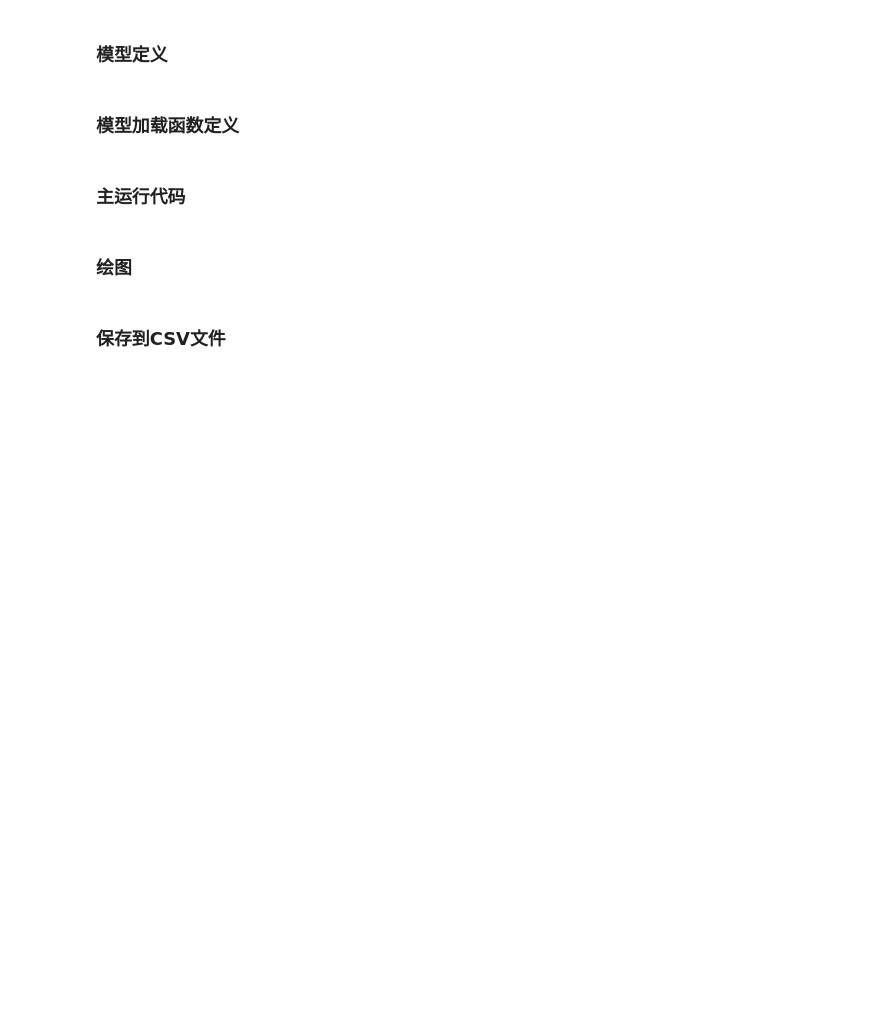
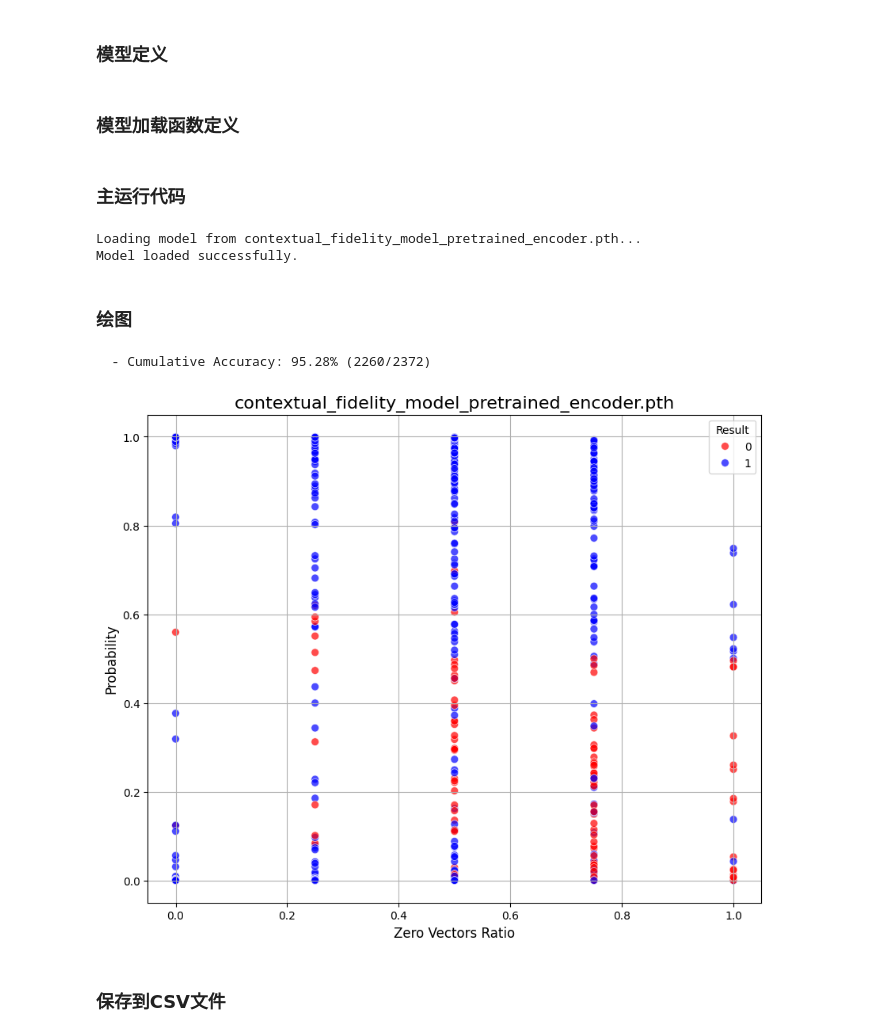
Before and after one commit to kinggtree/fallDetect, a Jupyter notebook: simulate_cloud.ipynb, the cells around one changed output. Cells and saved outputs as stored; diff of their text form; code cells hidden in the pictures; blank space fills up the shorter version.

```diff
--- a/simulate_cloud.ipynb
+++ b/simulate_cloud.ipynb
@@ -12,7 +12,7 @@ FEATURES_PATH = "all_features.npy"
 LABELS_PATH = "all_labels.npy"
 RAW_DATA_PATH = "SensorDataSequences.npy"
 
-MODEL_PATH = "contextual_fidelity_model.pth"
+MODEL_PATH = "contextual_fidelity_model_pretrained_encoder.pth"
 
 # 稀疏度
 SPARSITY_RATIO = 0.5
@@ -251,27 +256,34 @@ while list_index < len(features_sequences):
     # 6. 清空列表，为下一个序列做准备
     feature_sequence = []
     label_sequence = []
+# %% [output]
+Loading model from contextual_fidelity_model_pretrained_encoder.pth...
+Model loaded successfully.
 # %% [markdown]
 ### 绘图
 # %%
 current_accuracy = (correct_predictions / total_predictions) * 100
 print(f"  - Cumulative Accuracy: {current_accuracy:.2f}% ({correct_predictions}/{total_predictions})")
 
 df = pd.DataFrame(param_rows)
 
-# 创建散点图
+color_map = {0: 'red', 1: 'blue'}
+
 plt.figure(figsize=(10, 8))
-sns.scatterplot(data=df, x='Zero_Vectors_Ratio', y='Probability', hue='Result', palette='coolwarm', alpha=0.7, s=50)
+sns.scatterplot(data=df, x='Zero_Vectors_Ratio', y='Probability', hue='Result', palette=color_map, alpha=0.7, s=50)
 
 # 添加标题和标签
 plt.title(f'{MODEL_PATH}', fontsize=16)
 plt.xlabel('Zero Vectors Ratio', fontsize=12)
 plt.ylabel('Probability', fontsize=12)
 plt.grid(True)
 plt.legend(title='Result')
 
 # 展示图表
 plt.show()
+# %% [output]
+  - Cumulative Accuracy: 95.28% (2260/2372)
+[figure, added]
 # %% [markdown]
 ### 保存到CSV文件
 # %%
```
Also changed, not shown: parts of 2 cells of this notebook, 5 other files.
